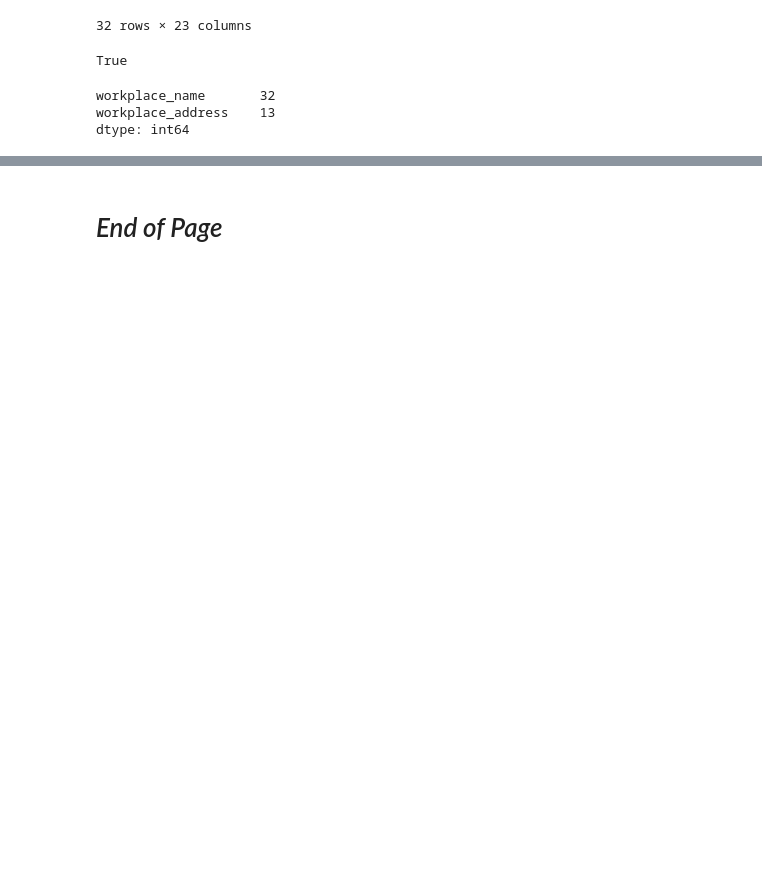
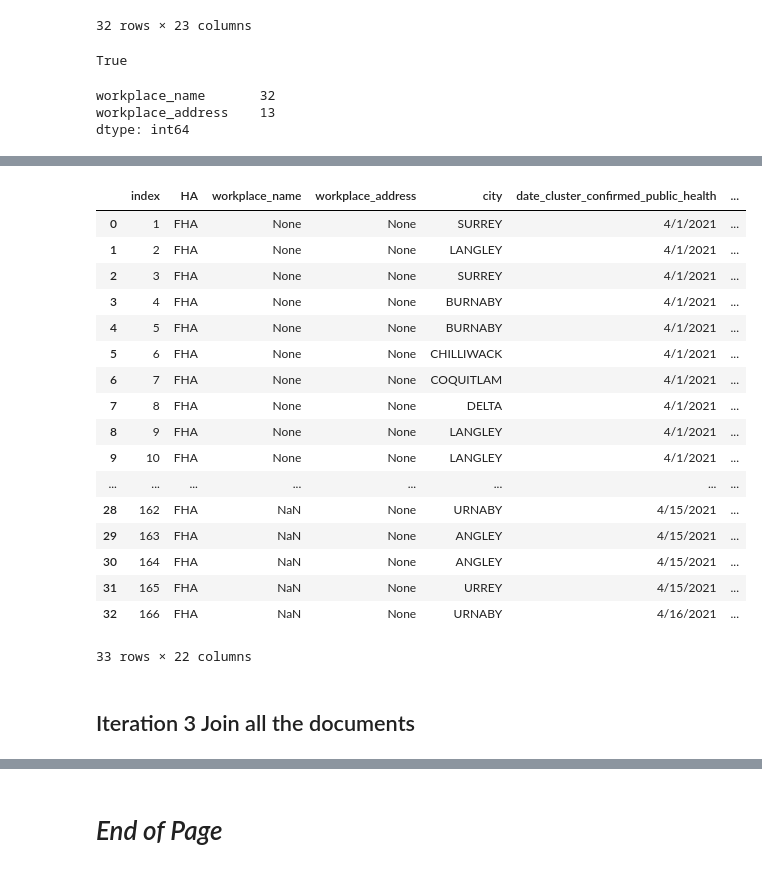
Before and after one commit to silvhua/BC-Covid-workplace-closures, a Jupyter notebook: notebooks/2023-03-23 parse PDF.ipynb, the cells around one changed output, grey strips where cells are left out. Saved outputs shown, nothing was run; the diff lists cells and outputs as text; code cells hidden in the pictures; blank space fills up the shorter version.

```diff
--- a/notebooks/2023-03-23 parse PDF.ipynb
+++ b/notebooks/2023-03-23 parse PDF.ipynb
@@ -2523,0 +2660,23 @@ def clean_df(df):
+# %%
+dfs2[0]
+# %% [output]
+|  | index | HA | workplace_name | workplace_address | city | date_cluster_confirmed_public_health | ... |
+| 0 | 1 | FHA | None | None | SURREY | 4/1/2021 | ... |
+| 1 | 2 | FHA | None | None | LANGLEY | 4/1/2021 | ... |
+| 2 | 3 | FHA | None | None | SURREY | 4/1/2021 | ... |
+| 3 | 4 | FHA | None | None | BURNABY | 4/1/2021 | ... |
+| 4 | 5 | FHA | None | None | BURNABY | 4/1/2021 | ... |
+| 5 | 6 | FHA | None | None | CHILLIWACK | 4/1/2021 | ... |
+| 6 | 7 | FHA | None | None | COQUITLAM | 4/1/2021 | ... |
+| 7 | 8 | FHA | None | None | DELTA | 4/1/2021 | ... |
+| 8 | 9 | FHA | None | None | LANGLEY | 4/1/2021 | ... |
+| 9 | 10 | FHA | None | None | LANGLEY | 4/1/2021 | ... |
+| ... | ... | ... | ... | ... | ... | ... | ... |
+| 28 | 162 | FHA | NaN | None | URNABY | 4/15/2021 | ... |
+| 29 | 163 | FHA | NaN | None | ANGLEY | 4/15/2021 | ... |
+| 30 | 164 | FHA | NaN | None | ANGLEY | 4/15/2021 | ... |
+| 31 | 165 | FHA | NaN | None | URREY | 4/15/2021 | ... |
+| 32 | 166 | FHA | NaN | None | URNABY | 4/16/2021 | ... |
+33 rows × 22 columns
+# %% [markdown]
+## Iteration 3 Join all the documents
```
Also changed, not shown: parts of 81 cells of this notebook.
